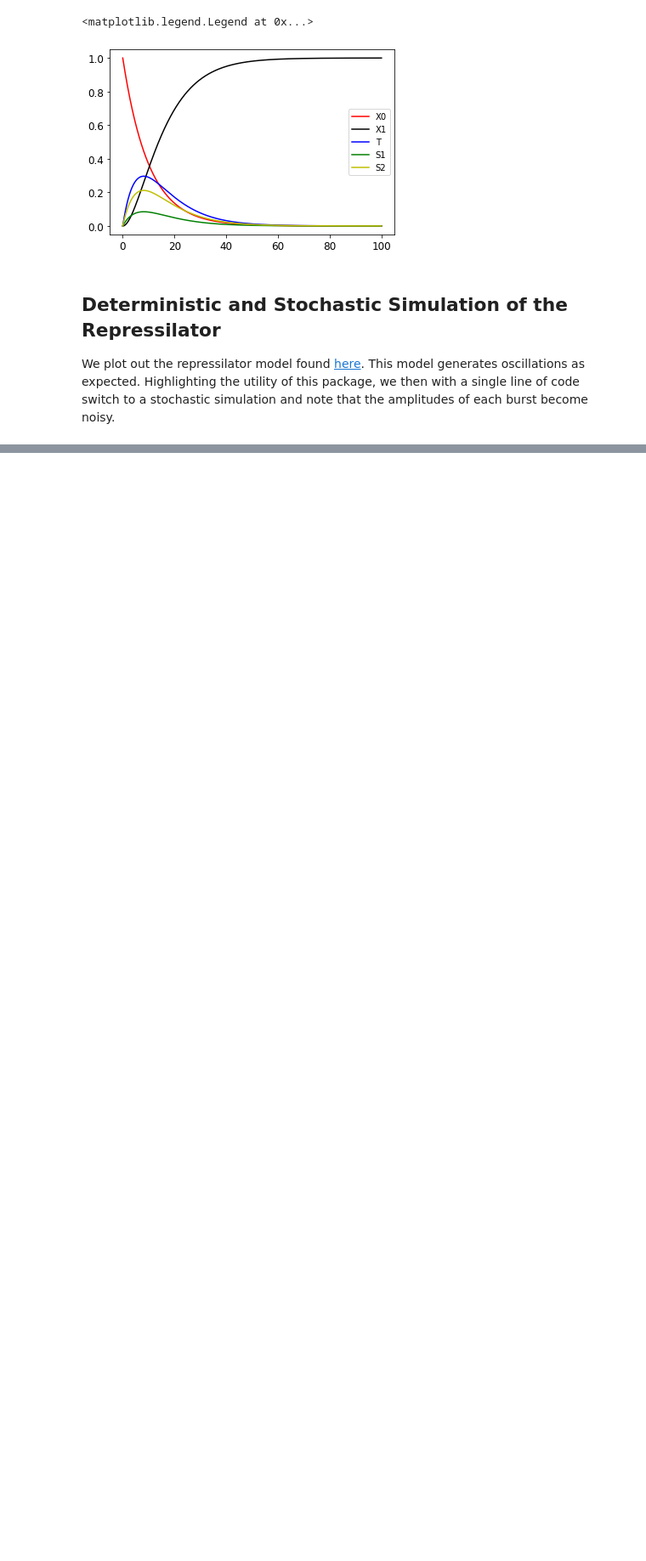
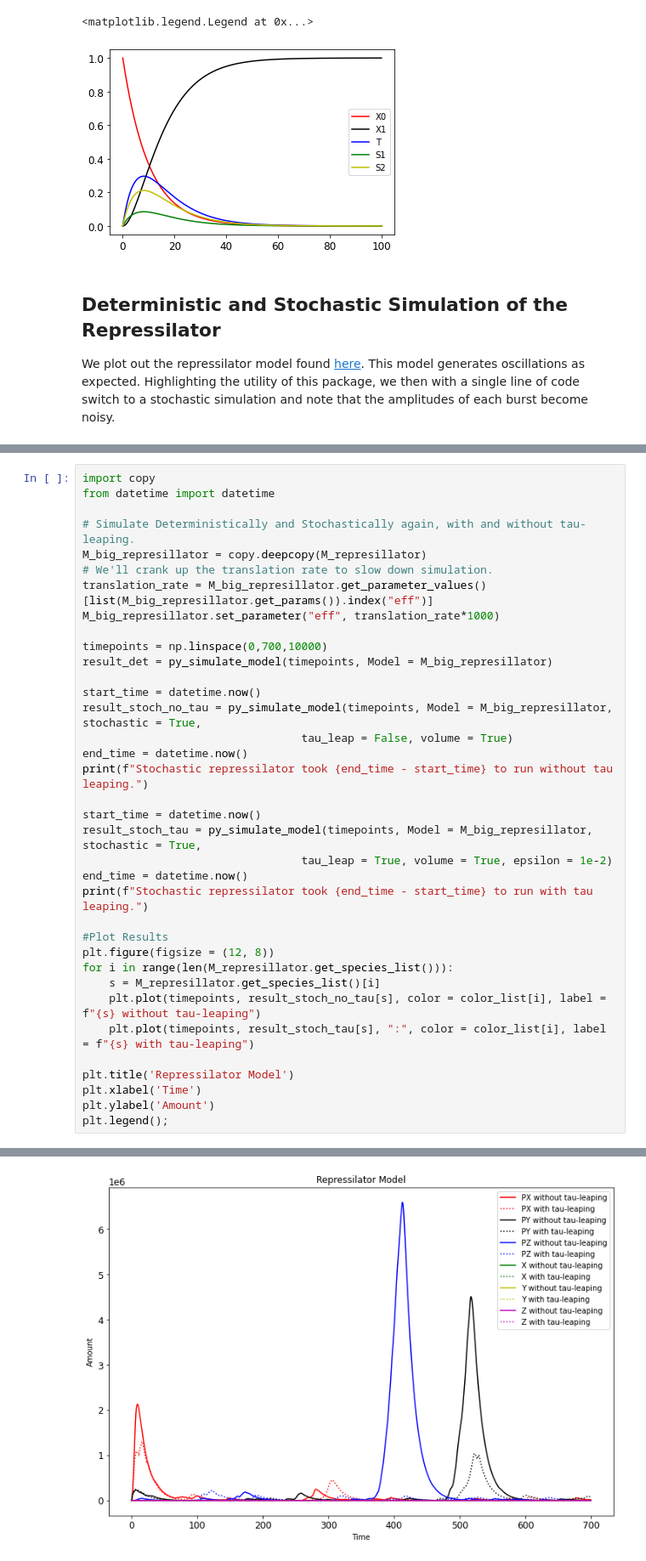
Before and after one commit to biocircuits/bioscrape, a Jupyter notebook: examples/Basic Examples - START HERE.ipynb, the cells around one changed output, grey strips where cells are left out. Shown at 85% size. Drawn from its saved outputs; the diff is of its cells as text; blank space fills up the shorter version.

Commit message:
Adds a tau-leaping option.

```diff
--- a/examples/Basic Examples - START HERE.ipynb
+++ b/examples/Basic Examples - START HERE.ipynb
@@ -348,0 +351,37 @@ plt.legend();
+# %%
+import copy
+from datetime import datetime
+
+# Simulate Deterministically and Stochastically again, with and without tau-leaping.
+M_big_represillator = copy.deepcopy(M_represillator)
+# We'll crank up the translation rate to slow down simulation.
+translation_rate = M_big_represillator.get_parameter_values()[list(M_big_represillator.get_params()).index("eff")]
+M_big_represillator.set_parameter("eff", translation_rate*1000)
+
+timepoints = np.linspace(0,700,10000)
+result_det = py_simulate_model(timepoints, Model = M_big_represillator)
+
+start_time = datetime.now()
+result_stoch_no_tau = py_simulate_model(timepoints, Model = M_big_represillator, stochastic = True,
+                                 tau_leap = False, volume = True)
+end_time = datetime.now()
+print(f"Stochastic repressilator took {end_time - start_time} to run without tau leaping.")
+
+start_time = datetime.now()
+result_stoch_tau = py_simulate_model(timepoints, Model = M_big_represillator, stochastic = True,
+                                 tau_leap = True, volume = True, epsilon = 1e-2)
+end_time = datetime.now()
+print(f"Stochastic repressilator took {end_time - start_time} to run with tau leaping.")
+
+#Plot Results
+plt.figure(figsize = (12, 8))
+for i in range(len(M_represillator.get_species_list())):
+    s = M_represillator.get_species_list()[i]
+    plt.plot(timepoints, result_stoch_no_tau[s], color = color_list[i], label = f"{s} without tau-leaping")
+    plt.plot(timepoints, result_stoch_tau[s], ":", color = color_list[i], label = f"{s} with tau-leaping")
+
+plt.title('Repressilator Model')
+plt.xlabel('Time')
+plt.ylabel('Amount')
+plt.legend();
+# %% [output]
@@ -348,0 +390 @@ plt.legend();
+[figure, added]
```
Also changed, not shown: parts of 8 cells of this notebook, 8 other files.
